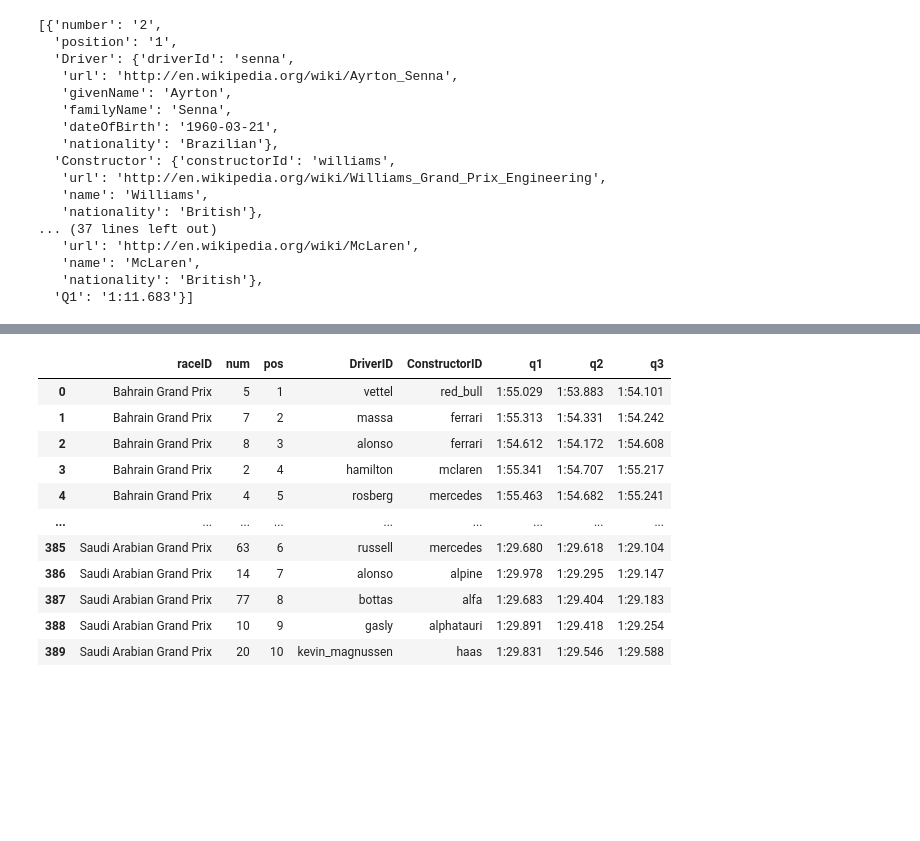
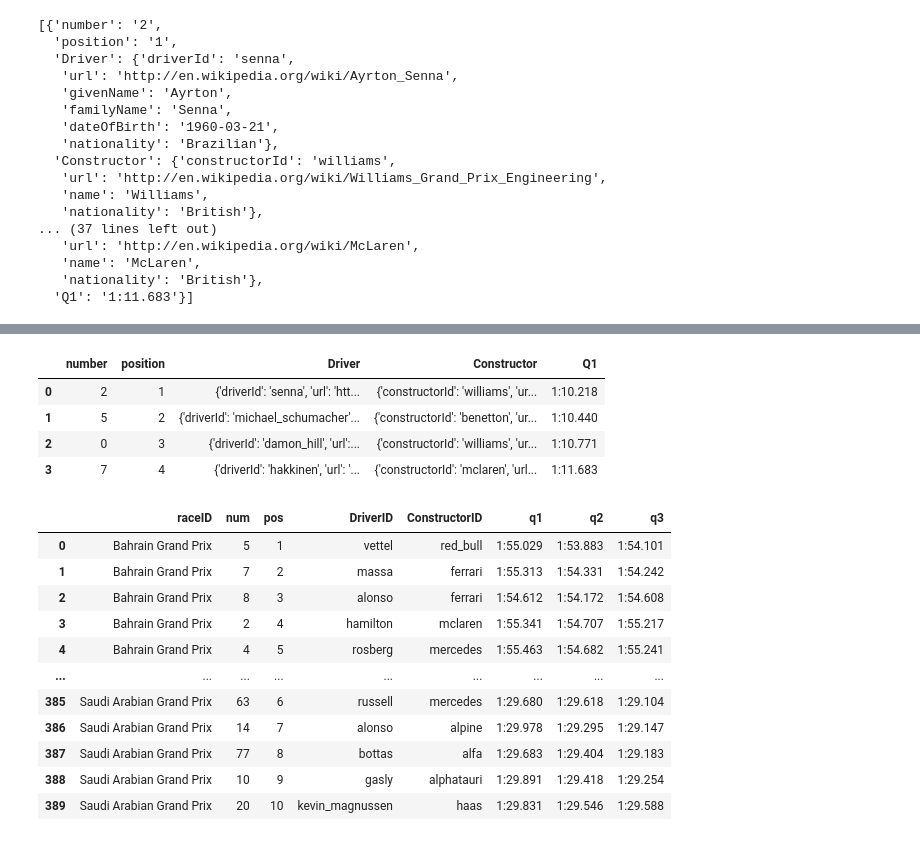
Before and after one commit to MrAldo007/formula-1-data, a Jupyter notebook: f1-análisis.ipynb, the cells around one changed output, grey strips where cells are left out. Saved outputs shown, nothing was run; the diff lists cells and outputs as text; code cells hidden in the pictures; blank space fills up the shorter version.

```diff
--- a/f1-análisis.ipynb
+++ b/f1-análisis.ipynb
@@ -251,3 +330,11 @@ qua={'raceID':[],
+# %%
+pd.DataFrame(content['MRData']['RaceTable']['Races'][1]['QualifyingResults'])
+# %% [output]
+|  | number | position | Driver | Constructor | Q1 |
+| 0 | 2 | 1 | {'driverId': 'senna', 'url': 'htt... | {'constructorId': 'williams', 'ur... | 1:10.218 |
+| 1 | 5 | 2 | {'driverId': 'michael_schumacher'... | {'constructorId': 'benetton', 'ur... | 1:10.440 |
+| 2 | 0 | 3 | {'driverId': 'damon_hill', 'url':... | {'constructorId': 'williams', 'ur... | 1:10.771 |
+| 3 | 7 | 4 | {'driverId': 'hakkinen', 'url': '... | {'constructorId': 'mclaren', 'url... | 1:11.683 |
 # %%
 for year in list(range(2010,2023)):
     url='http://ergast.com/api/f1/{}/qualifying.json'
```
Also changed, not shown: parts of 8 cells of this notebook, 1 other file.
